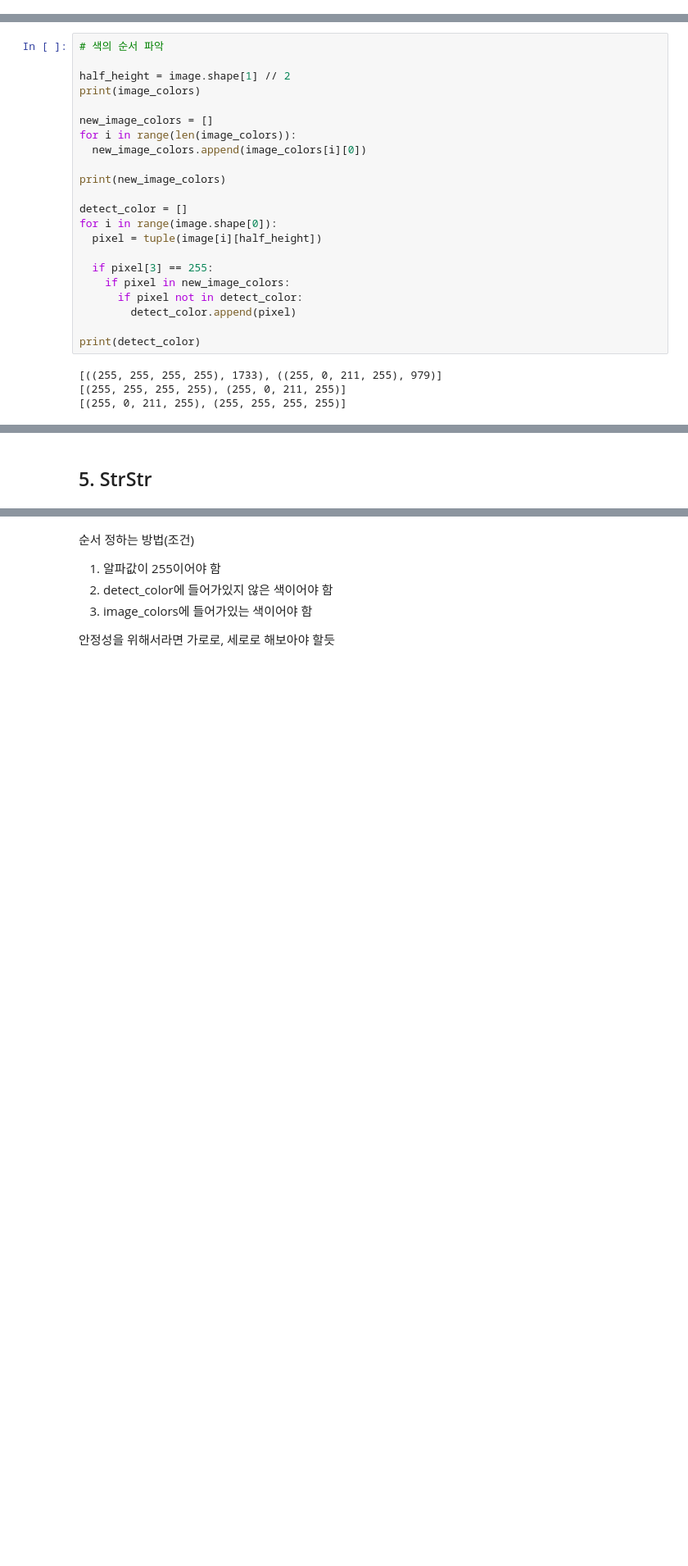
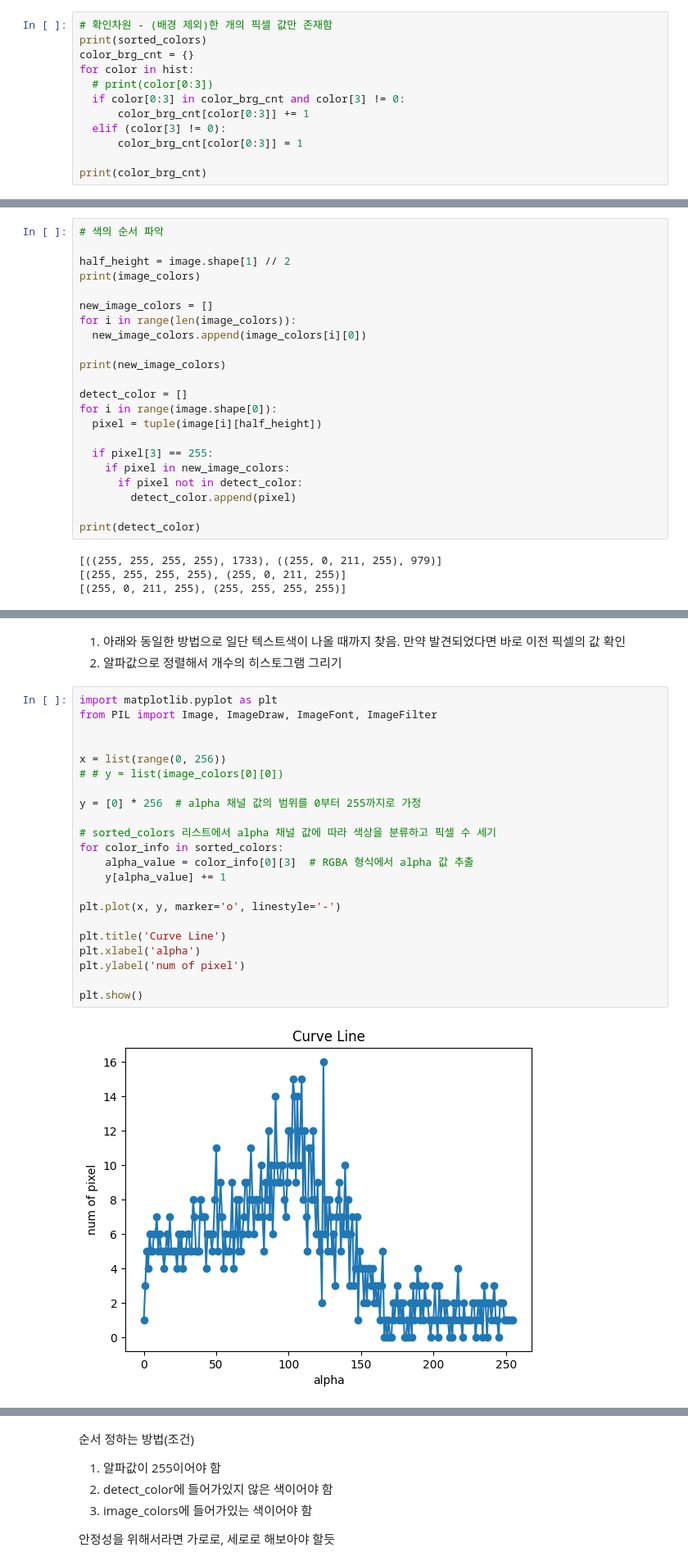
Before and after one commit to min02choi/Style-Color-Detect, a Jupyter notebook: color_detect.ipynb, the cells around one changed output, grey strips where cells are left out. Shown at 82% size. Drawn from its saved outputs; the diff is of its cells as text; blank space fills up the shorter version.

```diff
--- a/color_detect.ipynb
+++ b/color_detect.ipynb
@@ -328,0 +329,12 @@ print("텍스트 색상(BGR):", image_colors)
+# %%
+# 확인차원 - (배경 제외)한 개의 픽셀 값만 존재함
+print(sorted_colors)
+color_brg_cnt = {}
+for color in hist:
+  # print(color[0:3])
+  if color[0:3] in color_brg_cnt and color[3] != 0:
+      color_brg_cnt[color[0:3]] += 1
+  elif (color[3] != 0):
+      color_brg_cnt[color[0:3]] = 1
+
+print(color_brg_cnt)
@@ -450,2 +474,27 @@ print(image_colors)
-# %% [markdown]
-## 5. StrStr
+# %% [markdown]
+1. 아래와 동일한 방법으로 일단 텍스트색이 나올 때까지 찾음. 만약 발견되었다면 바로 이전 픽셀의 값 확인
+2. 알파값으로 정렬해서 개수의 히스토그램 그리기
+# %%
+import matplotlib.pyplot as plt
+from PIL import Image, ImageDraw, ImageFont, ImageFilter
+
+
+x = list(range(0, 256))
+# # y = list(image_colors[0][0])
+
+y = [0] * 256  # alpha 채널 값의 범위를 0부터 255까지로 가정
+
+# sorted_colors 리스트에서 alpha 채널 값에 따라 색상을 분류하고 픽셀 수 세기
+for color_info in sorted_colors:
+    alpha_value = color_info[0][3]  # RGBA 형식에서 alpha 값 추출
+    y[alpha_value] += 1
+
+plt.plot(x, y, marker='o', linestyle='-')
+
+plt.title('Curve Line')
+plt.xlabel('alpha')
+plt.ylabel('num of pixel')
+
+plt.show()
+# %% [output]
+[figure, added]
```
Also changed, not shown: parts of 27 cells of this notebook.
